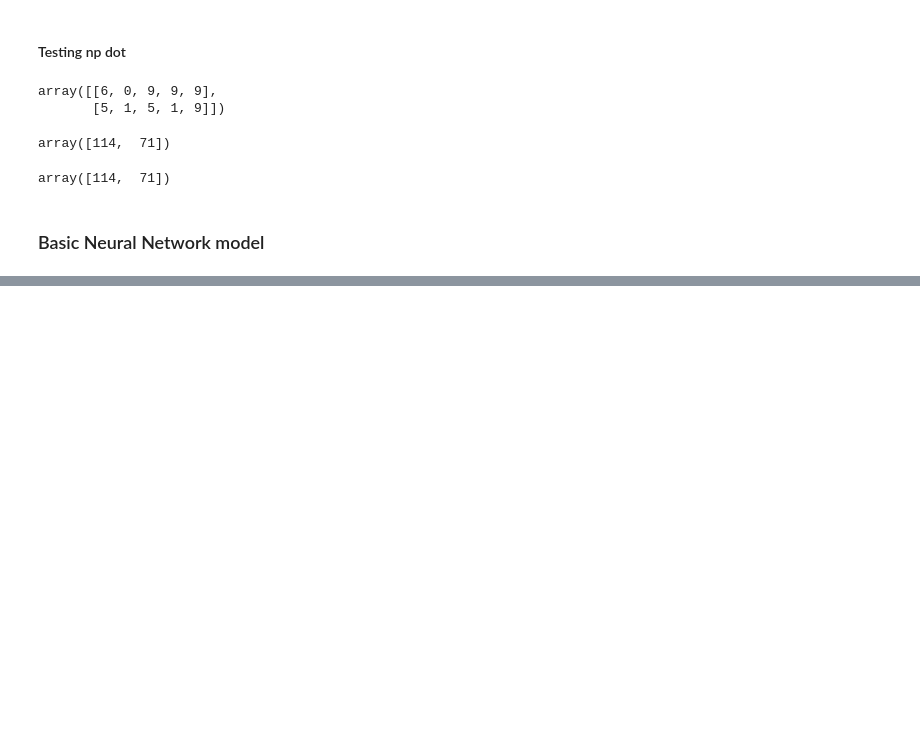
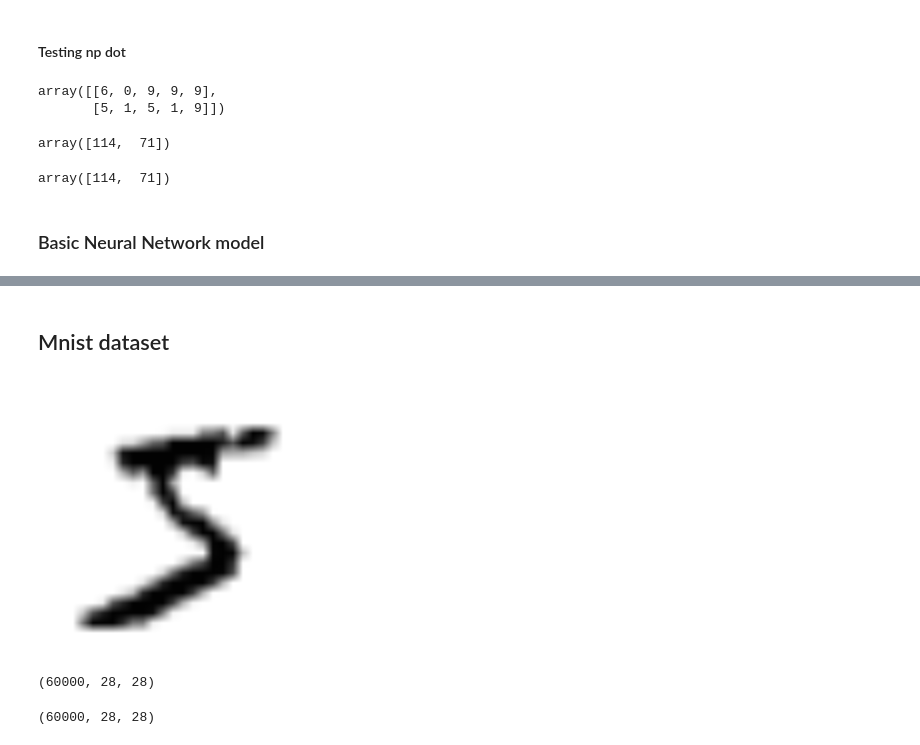
Before and after one commit to paulamos/MLcourse, a Jupyter notebook: MachineLearningLab02.ipynb, the cells around one changed output, grey strips where cells are left out. Cells and saved outputs as stored; diff of their text form; code cells hidden in the pictures; blank space fills up the shorter version.

```diff
--- a/MachineLearningLab02.ipynb
+++ b/MachineLearningLab02.ipynb
@@ -117,0 +142,2 @@ array([0.50031413])
+# %% [markdown]
+## Mnist dataset
@@ -117,0 +146,17 @@ array([0.50031413])
+# %%
+import mnist
+import scipy.misc
+
+train_images = mnist.train_images()
+train_labels = mnist.train_labels()
+
+test_images = mnist.test_images()
+test_labels = mnist.test_labels()
+# %%
+scipy.misc.toimage(scipy.misc.imresize(train_images[0,:,:] * -1 + 256, 10.))
+# %% [output]
+[figure, added]
+# %%
+train_images.shape
+# %% [output]
+(60000, 28, 28)
@@ -117,0 +165,4 @@ array([0.50031413])
+# %%
+train_images.shape
+# %% [output]
+(60000, 28, 28)
```
Also changed, not shown: parts of 6 cells of this notebook.
